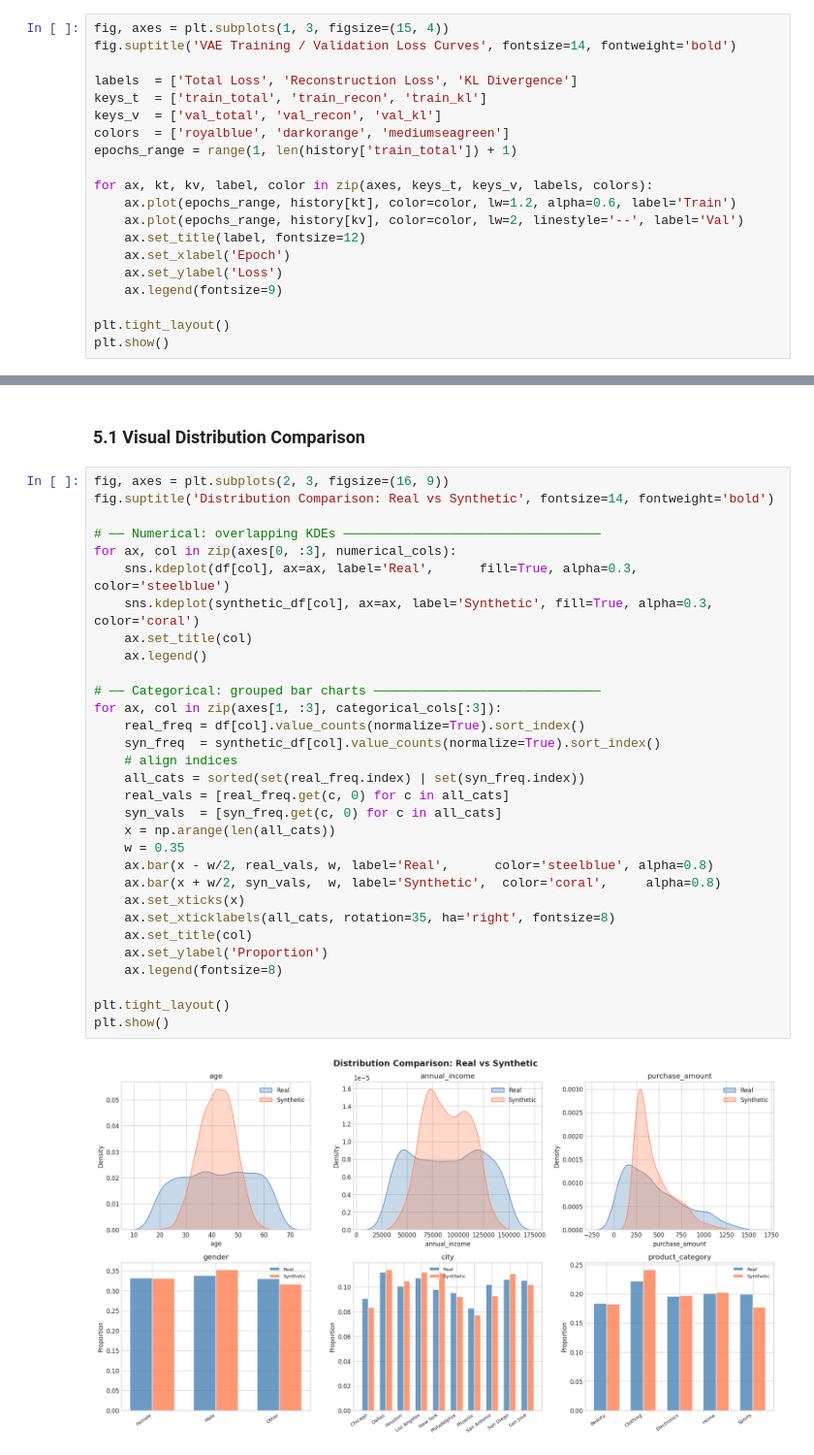
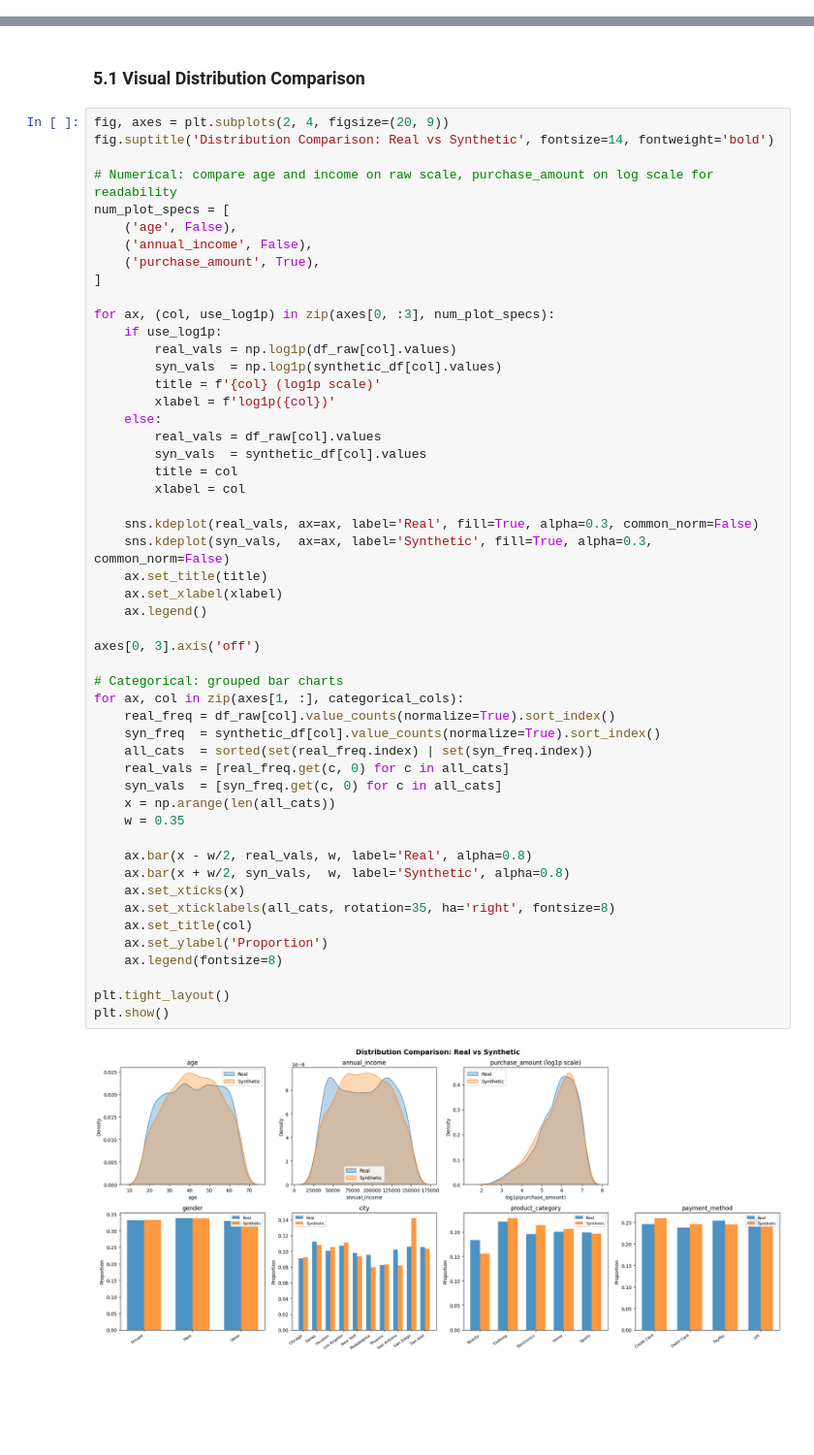
Before and after one commit to saideepaksana/Fraud-Analytics, a Jupyter notebook: Assignment3/SyntheticDataGen.ipynb, the cells around one changed output, grey strips where cells are left out. Shown at 97% size. Saved outputs shown, nothing was run; the diff lists cells and outputs as text; blank space fills up the shorter version.

```diff
--- a/Assignment3/SyntheticDataGen.ipynb
+++ b/Assignment3/SyntheticDataGen.ipynb
@@ -343,22 +553,2 @@ Training complete. Best Val Loss: 9.5771 at Epoch 50
 # %% [markdown]
 ### 3.1 Training & Validation Loss Curves
-# %%
-fig, axes = plt.subplots(1, 3, figsize=(15, 4))
-fig.suptitle('VAE Training / Validation Loss Curves', fontsize=14, fontweight='bold')
-
-labels  = ['Total Loss', 'Reconstruction Loss', 'KL Divergence']
-keys_t  = ['train_total', 'train_recon', 'train_kl']
-keys_v  = ['val_total', 'val_recon', 'val_kl']
-colors  = ['royalblue', 'darkorange', 'mediumseagreen']
-epochs_range = range(1, len(history['train_total']) + 1)
-
-for ax, kt, kv, label, color in zip(axes, keys_t, keys_v, labels, colors):
-    ax.plot(epochs_range, history[kt], color=color, lw=1.2, alpha=0.6, label='Train')
-    ax.plot(epochs_range, history[kv], color=color, lw=2, linestyle='--', label='Val')
-    ax.set_title(label, fontsize=12)
-    ax.set_xlabel('Epoch')
-    ax.set_ylabel('Loss')
-    ax.legend(fontsize=9)
-
-plt.tight_layout()
-plt.show()
@@ -474,38 +729,58 @@ We evaluate synthetic data quality across **four axes**:
 # %% [markdown]
 ### 5.1 Visual Distribution Comparison
 # %%
-fig, axes = plt.subplots(2, 3, figsize=(16, 9))
+fig, axes = plt.subplots(2, 4, figsize=(20, 9))
 fig.suptitle('Distribution Comparison: Real vs Synthetic', fontsize=14, fontweight='bold')
 
-# ── Numerical: overlapping KDEs ──────────────────────────────────
-for ax, col in zip(axes[0, :3], numerical_cols):
-    sns.kdeplot(df[col], ax=ax, label='Real',      fill=True, alpha=0.3, color='steelblue')
-    sns.kdeplot(synthetic_df[col], ax=ax, label='Synthetic', fill=True, alpha=0.3, color='coral')
-    ax.set_title(col)
+# Numerical: compare age and income on raw scale, purchase_amount on log scale for readability
+num_plot_specs = [
+    ('age', False),
+    ('annual_income', False),
+    ('purchase_amount', True),
+]
+
+for ax, (col, use_log1p) in zip(axes[0, :3], num_plot_specs):
+    if use_log1p:
+        real_vals = np.log1p(df_raw[col].values)
+        syn_vals  = np.log1p(synthetic_df[col].values)
+        title = f'{col} (log1p scale)'
+        xlabel = f'log1p({col})'
+    else:
+        real_vals = df_raw[col].values
+        syn_vals  = synthetic_df[col].values
+        title = col
+        xlabel = col
+
+    sns.kdeplot(real_vals, ax=ax, label='Real', fill=True, alpha=0.3, common_norm=False)
+    sns.kdeplot(syn_vals,  ax=ax, label='Synthetic', fill=True, alpha=0.3, common_norm=False)
+    ax.set_title(title)
+    ax.set_xlabel(xlabel)
     ax.legend()
 
-# ── Categorical: grouped bar charts ──────────────────────────────
-for ax, col in zip(axes[1, :3], categorical_cols[:3]):
-    real_freq = df[col].value_counts(normalize=True).sort_index()
+axes[0, 3].axis('off')
+
+# Categorical: grouped bar charts
+for ax, col in zip(axes[1, :], categorical_cols):
+    real_freq = df_raw[col].value_counts(normalize=True).sort_index()
     syn_freq  = synthetic_df[col].value_counts(normalize=True).sort_index()
-    # align indices
-    all_cats = sorted(set(real_freq.index) | set(syn_freq.index))
+    all_cats  = sorted(set(real_freq.index) | set(syn_freq.index))
     real_vals = [real_freq.get(c, 0) for c in all_cats]
     syn_vals  = [syn_freq.get(c, 0) for c in all_cats]
     x = np.arange(len(all_cats))
     w = 0.35
-    ax.bar(x - w/2, real_vals, w, label='Real',      color='steelblue', alpha=0.8)
-    ax.bar(x + w/2, syn_vals,  w, label='Synthetic',  color='coral',     alpha=0.8)
+
+    ax.bar(x - w/2, real_vals, w, label='Real', alpha=0.8)
+    ax.bar(x + w/2, syn_vals,  w, label='Synthetic', alpha=0.8)
     ax.set_xticks(x)
     ax.set_xticklabels(all_cats, rotation=35, ha='right', fontsize=8)
     ax.set_title(col)
     ax.set_ylabel('Proportion')
     ax.legend(fontsize=8)
 
 plt.tight_layout()
 plt.show()
 # %% [output]
-[figure, old version]
+[figure, new version]
 # %% [markdown]
 ### 5.2 Category-wise Frequency Comparison & Total Variation Distance (TVD)
 
```
Also changed, not shown: parts of 49 cells of this notebook, 10 other files.
